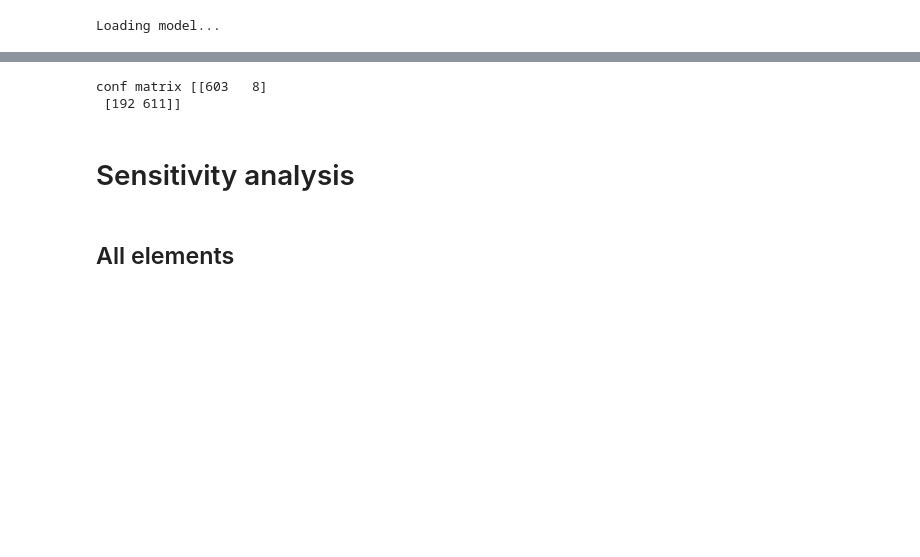
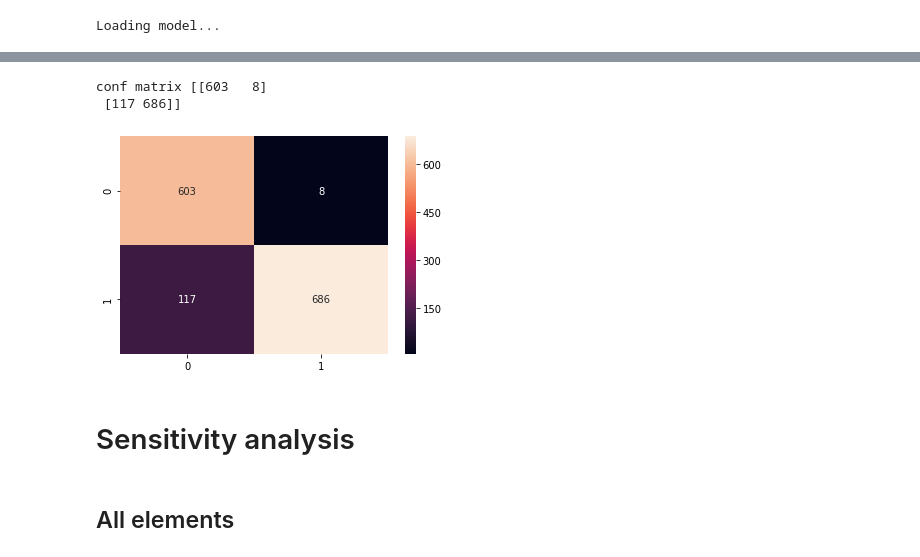
Before and after one commit to nostrumbiodiscovery/modtox, a Jupyter notebook: modtox/structural_alert/restart_version.ipynb, the cells around one changed output, grey strips where cells are left out. Cells and saved outputs as stored; diff of their text form; code cells hidden in the pictures; blank space fills up the shorter version.

Commit message:
JN with heatmapping function

```diff
--- a/modtox/structural_alert/restart_version.ipynb
+++ b/modtox/structural_alert/restart_version.ipynb
@@ -215,10 +216,10 @@ def extract_cnn_input(sdf_lig, sdf_rec, center_of_mass, vocabulary_elements, fea
         tot_atoms += us_atoms
         tot_mols += mols
     print("Filling grid with atom info")
-    atoms_all_mols, dict_at_pos, core_atoms, belonging = fill_grid_with_atoms(grid2, tot_mols, tot_atoms, cm, vocabulary_elements, features, side=side,
+    atoms_all_mols, dict_at_pos, core_atoms, individuals = fill_grid_with_atoms(grid2, tot_mols, tot_atoms, cm, vocabulary_elements, features, side=side,
                                                        volume=volume, include_rec=include_rec, just_receptor=just_receptor,
                                                        just_ligands=just_ligands)
-    return [atoms_all_mols, dict_at_pos, core_atoms, belonging, sdf_lig, sdf_rec]
+    return [atoms_all_mols, dict_at_pos, core_atoms, individuals, atoms, sdf_lig, sdf_rec]
 # %%
 def fill_grid_with_atoms(grid2, mols, atoms, cm, vocabulary_elements, features, side, include_rec=False, just_receptor=True, just_ligands=False, volume=True):
 
@@ -496,11 +631,11 @@ def visualize_receptor(result):
 # %%
 resolution = 0.5
 folder = '/Users/modeorozco/NBD/dani_structural'
-folder_topass = '/Users/modeorozco/NBD/dani_structural/topass'
+folder_topass = '/Users/modeorozco/NBD/dani_structural/topass_05_2_rec'
 just_rec = False
-just_ligands = True
+just_ligands = False
 volume = True
-include_rec = False
+include_rec = True
 
 # loading
 vocabulary_elements = np.load(os.path.join(folder_topass, 'vocabulary.npy'), allow_pickle=True).item()
@@ -615,6 +826,6 @@ with open(inactives, "r") as f:
     inacts = [data[idx].split('\n')[0] for idx in ids]
 # %%
 aa = []
-for _, _ , atoms, _ , _ ,_ in tqdm(result):
+for _, _ , atoms, _ , _ ,_ ,_ in tqdm(result):
     aa+=atoms
 len(aa)
@@ -678,12 +900,13 @@ train shape (1414, 2) 1414 1414 40 40 40 10
 # %%
 class DataGenerator(keras.utils.Sequence):
     'Generates data for Keras'
-    def __init__(self, list_IDs, labels, X, batch_size=32, dim=(32,32,32), n_channels=1,
+    def __init__(self, list_IDs, labels, X, verbose=1, batch_size=32, dim=(32,32,32), n_channels=1,
                  n_classes=10, shuffle=True, tofit=True):
         self.dim = dim
         self.batch_size = batch_size
         self.y = labels
         self.X = X
+        self.verbose=verbose
         self.tofit = tofit
         self.list_IDs = list_IDs
         self.n_channels = n_channels
@@ -703,7 +926,7 @@ class DataGenerator(keras.utils.Sequence):
         #print(index)
         indexes = self.indexes[index * self.batch_size:(index + 1) * self.batch_size]
         self.i += len(indexes)
-        print(self.i, len(self.indexes))
+        if self.verbose == 1: print(self.i, len(self.indexes))
         list_IDs_temp = [self.list_IDs[k] for k in indexes]
         X = [self.X[k].todense() for k in list_IDs_temp]
         y = [self.y[k, :] for k in list_IDs_temp]
@@ -802,10 +1029,17 @@ preds2 = loaded_model.predict_generator(pred_generator2)
 # %%
 from sklearn.metrics import classification_report, confusion_matrix
+from sklearn.metrics import plot_confusion_matrix
+import seaborn as sns
 Y = [np.argmax(y) for y in y_train]
+cm = confusion_matrix(Y, [np.argmax(pred) for pred in preds2])
+ax= plt.subplot()
+sns.heatmap(cm, annot=True, ax = ax, fmt='g')
+plt.savefig('Confusion_matrix_1_1.png')
 print('conf matrix', confusion_matrix(Y, [np.argmax(pred) for pred in preds2]))
 # %% [output]
 conf matrix [[603   8]
- [192 611]]
+ [117 686]]
+[figure, added]
 # %% [markdown]
 # Sensitivity analysis
 # %% [markdown]
```
Also changed, not shown: parts of 53 cells of this notebook.
